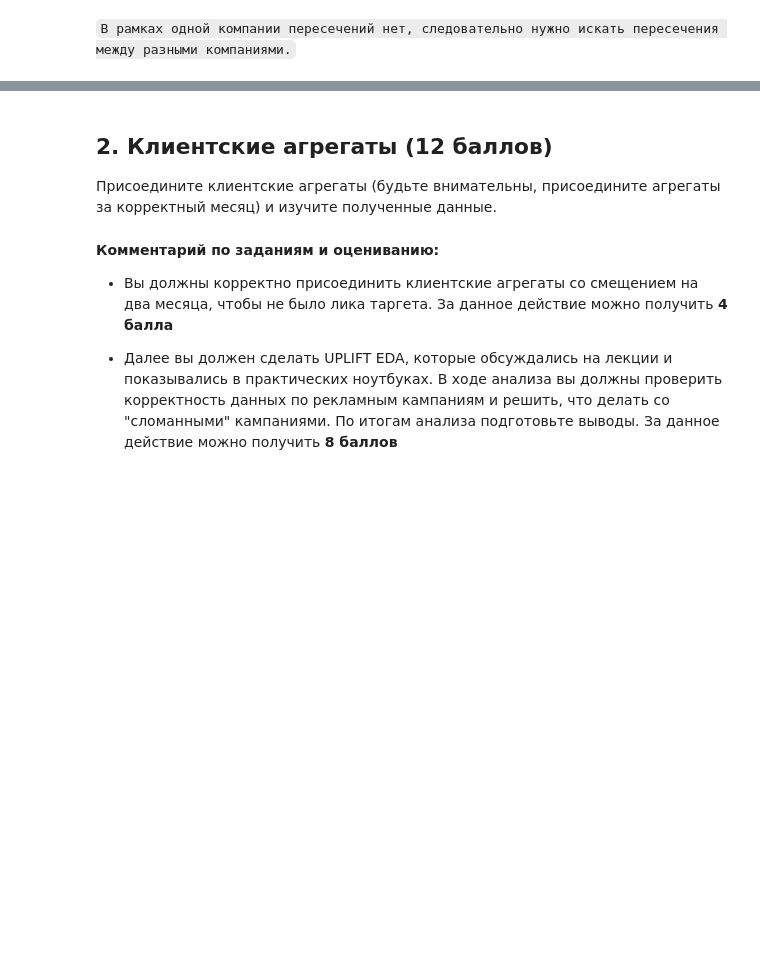
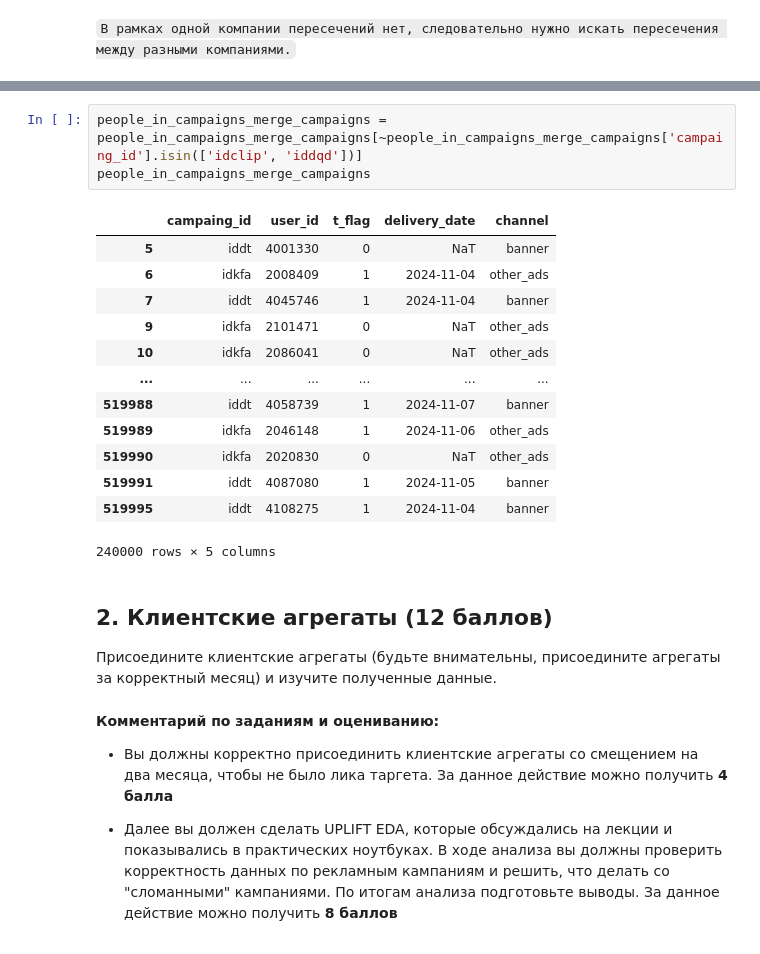
Before and after one commit to vasilyryabtsev/ml-hse-24-25, a Jupyter notebook: HW6_Uplift/AI_HW6_uplift.ipynb, the cells around one changed output, grey strips where cells are left out. Saved outputs shown, nothing was run; the diff lists cells and outputs as text; blank space fills up the shorter version.

```diff
--- a/HW6_Uplift/AI_HW6_uplift.ipynb
+++ b/HW6_Uplift/AI_HW6_uplift.ipynb
@@ -260,3 +427,20 @@ pd.pivot_table(data=people_in_campaigns_merge_campaigns_pivot,
+# %%
+people_in_campaigns_merge_campaigns = people_in_campaigns_merge_campaigns[~people_in_campaigns_merge_campaigns['campaing_id'].isin(['idclip', 'iddqd'])]
+people_in_campaigns_merge_campaigns
+# %% [output]
+|  | campaing_id | user_id | t_flag | delivery_date | channel |
+| 5 | iddt | 4001330 | 0 | NaT | banner |
+| 6 | idkfa | 2008409 | 1 | 2024-11-04 | other_ads |
+| 7 | iddt | 4045746 | 1 | 2024-11-04 | banner |
+| 9 | idkfa | 2101471 | 0 | NaT | other_ads |
+| 10 | idkfa | 2086041 | 0 | NaT | other_ads |
+| ... | ... | ... | ... | ... | ... |
+| 519988 | iddt | 4058739 | 1 | 2024-11-07 | banner |
+| 519989 | idkfa | 2046148 | 1 | 2024-11-06 | other_ads |
+| 519990 | idkfa | 2020830 | 0 | NaT | other_ads |
+| 519991 | iddt | 4087080 | 1 | 2024-11-05 | banner |
+| 519995 | iddt | 4108275 | 1 | 2024-11-04 | banner |
+240000 rows × 5 columns
 # %% [markdown]
 <h2> 2. Клиентские агрегаты (12 баллов)</h2>
 
```
Also changed, not shown: parts of 27 cells of this notebook.
